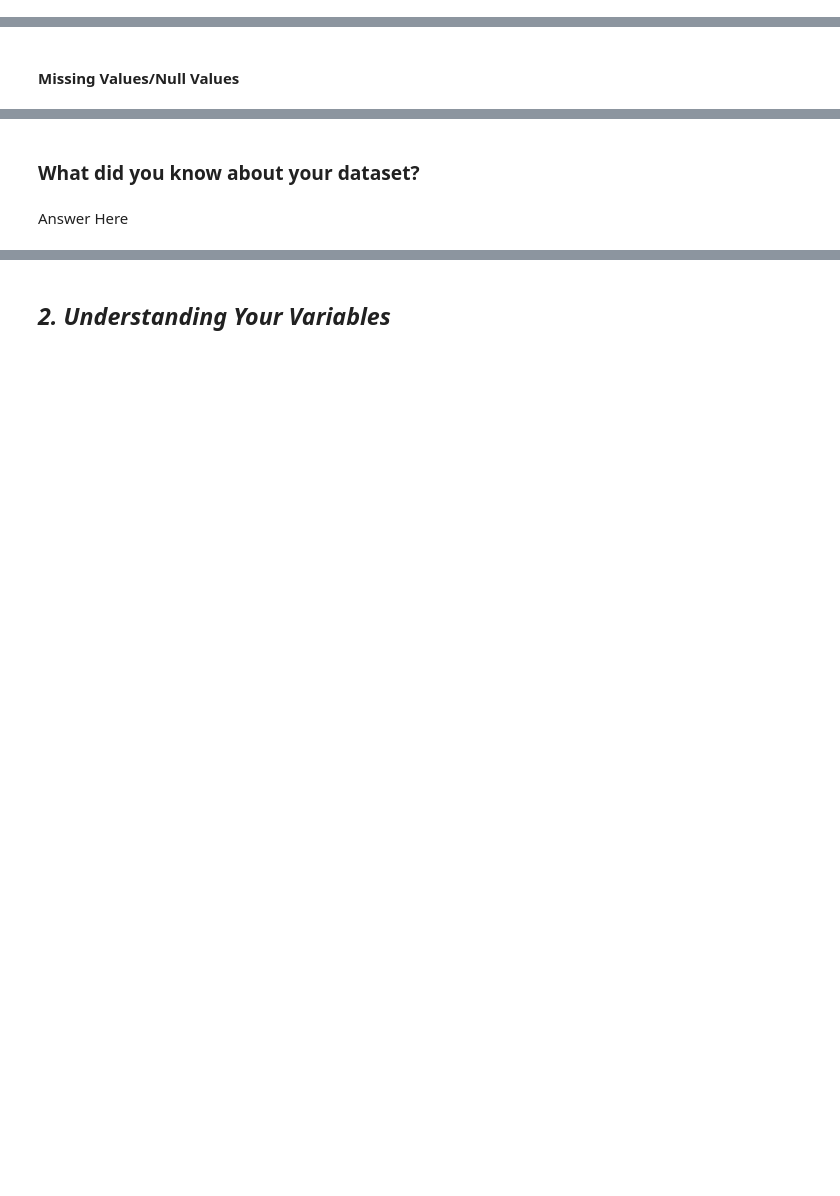
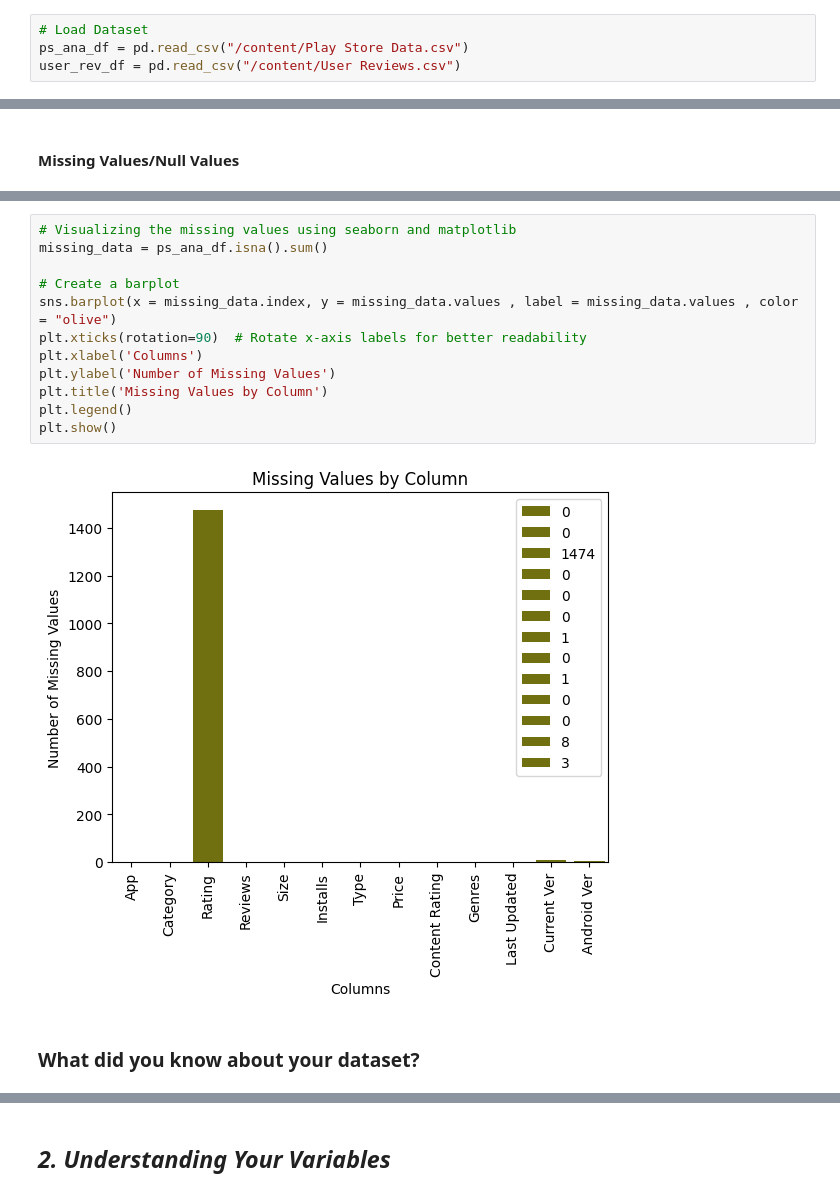
Before and after one commit to jeetu2994/Play_store_app_review_analysyis, a Jupyter notebook: JM_|_Capstone_Project_EDA_(PlayStore_App_Review_Analysis).ipynb, the cells around one changed output, grey strips where cells are left out. Saved outputs shown, nothing was run; the diff lists cells and outputs as text; blank space fills up the shorter version.

```diff
--- a/JM_|_Capstone_Project_EDA_(PlayStore_App_Review_Analysis).ipynb
+++ b/JM_|_Capstone_Project_EDA_(PlayStore_App_Review_Analysis).ipynb
@@ -128,3 +126,7 @@ import matplotlib.pyplot as plt
+# %%
+# Load Dataset
+ps_ana_df = pd.read_csv("/content/Play Store Data.csv")
+user_rev_df = pd.read_csv("/content/User Reviews.csv")
 # %% [markdown]
 ### Dataset First View
 # %%
@@ -150,4 +387,16 @@ import matplotlib.pyplot as plt
+# %%
+# Visualizing the missing values using seaborn and matplotlib
+missing_data = ps_ana_df.isna().sum()
+
+# Create a barplot
+sns.barplot(x = missing_data.index, y = missing_data.values , label = missing_data.values , color = "olive")
+plt.xticks(rotation=90)  # Rotate x-axis labels for better readability
+plt.xlabel('Columns')
+plt.ylabel('Number of Missing Values')
+plt.title('Missing Values by Column')
+plt.legend()
+plt.show()
+# %% [output]
+[figure, added]
 # %% [markdown]
 ### What did you know about your dataset?
-# %% [markdown]
-Answer Here
```
Also changed, not shown: parts of 44 cells of this notebook.
